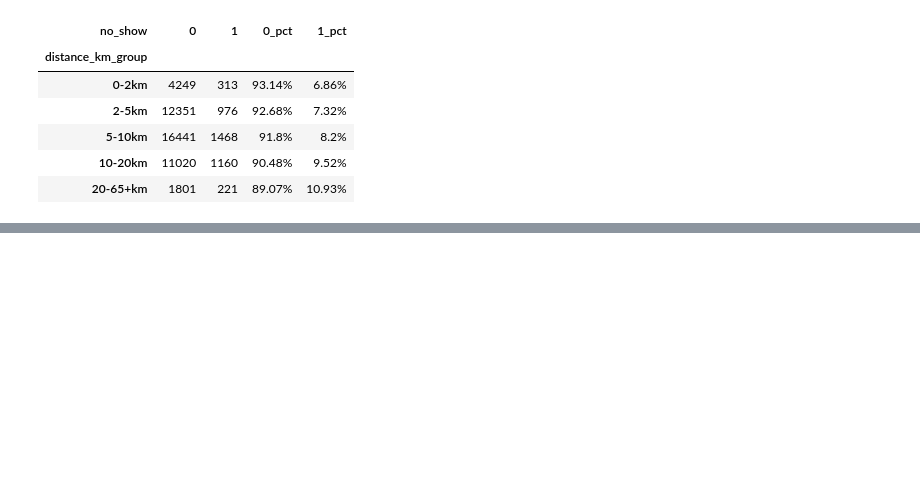
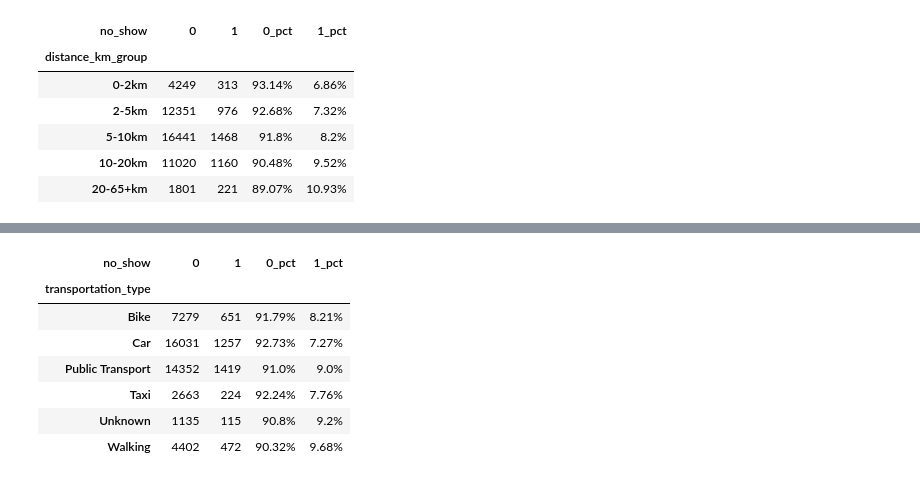
Before and after one commit to akashcstech/Health_Care_No_Show_Data_Analysis, a Jupyter notebook: Data_clean.ipynb, the cells around one changed output, grey strips where cells are left out. Cells and saved outputs as stored; diff of their text form; code cells hidden in the pictures; blank space fills up the shorter version.

```diff
--- a/Data_clean.ipynb
+++ b/Data_clean.ipynb
@@ -1642,0 +1655,15 @@ plt.show()
+# %%
+ttnss = pd.crosstab(cdf['transportation_type'], pdf['no_show'], normalize='index') * 100
+ttns[['0_pct','1_pct']] = ttnss.round(2)
+view_ttns = ttns.copy()
+view_ttns[['0_pct','1_pct']] = view_ttns[['0_pct','1_pct']].astype(str) +'%'
+view_ttns
+# %% [output]
+| no_show | 0 | 1 | 0_pct | 1_pct |
+| transportation_type |  |  |  |  |
+| Bike | 7279 | 651 | 91.79% | 8.21% |
+| Car | 16031 | 1257 | 92.73% | 7.27% |
+| Public Transport | 14352 | 1419 | 91.0% | 9.0% |
+| Taxi | 2663 | 224 | 92.24% | 7.76% |
+| Unknown | 1135 | 115 | 90.8% | 9.2% |
+| Walking | 4402 | 472 | 90.32% | 9.68% |
```
Also changed, not shown: parts of 3 cells of this notebook, 1 other file.
